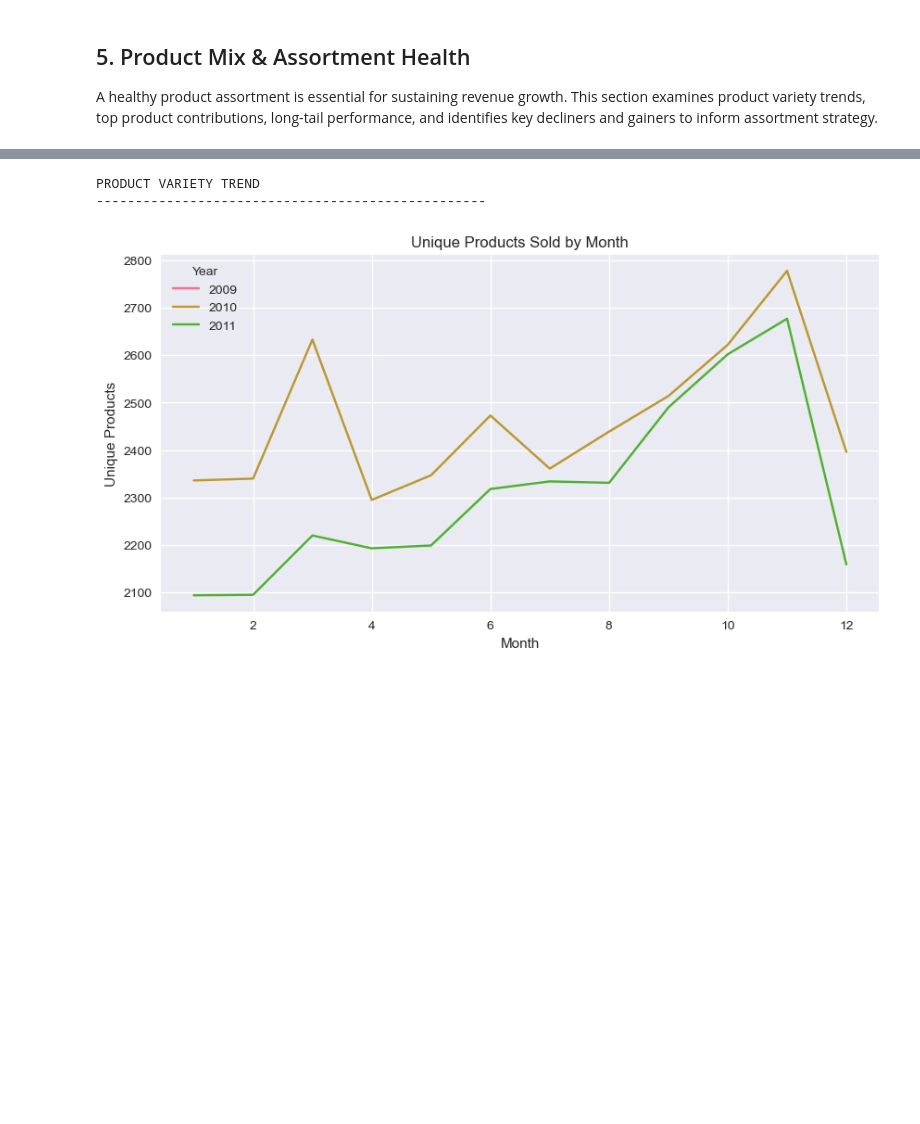
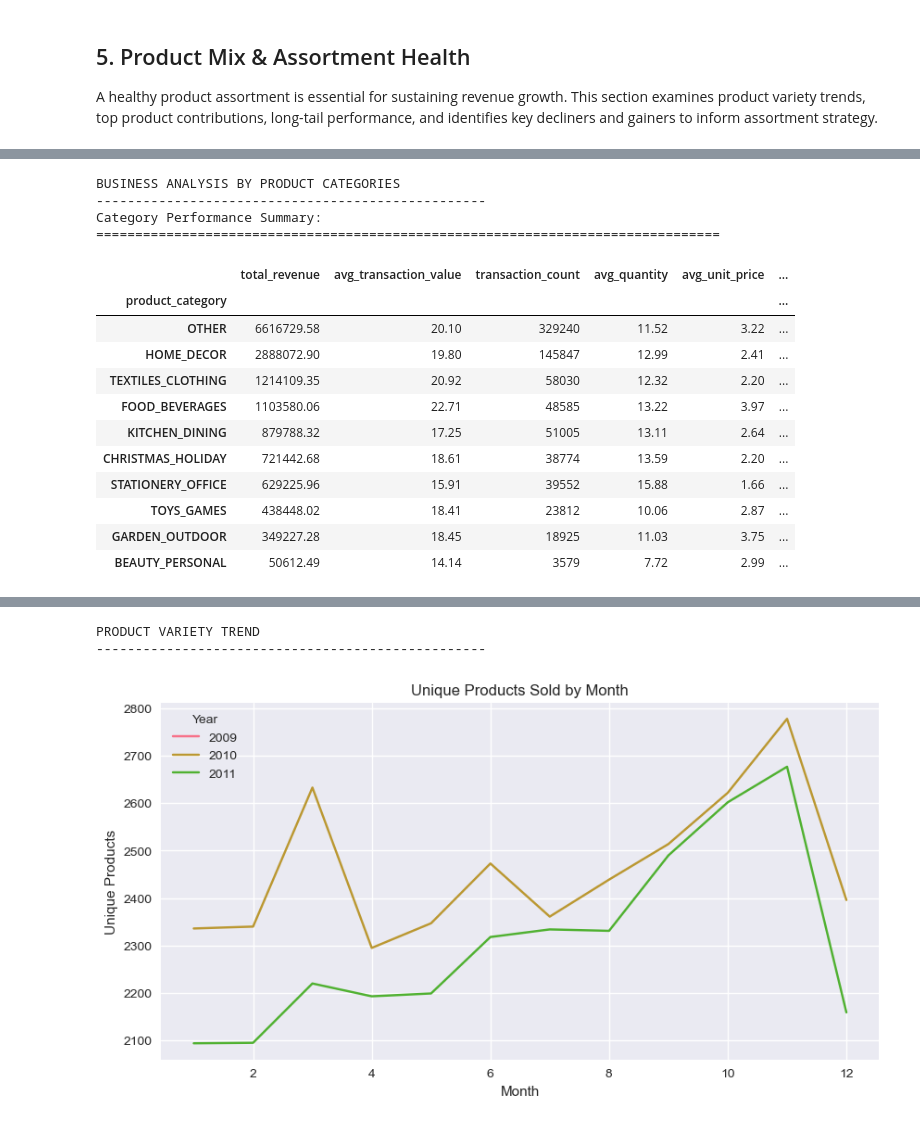
Before and after one commit to esemsc-rap24/retail-forecast-retention, a Jupyter notebook: retail_business_analysis.ipynb, the cells around one changed output, grey strips where cells are left out. Cells and saved outputs as stored; diff of their text form; code cells hidden in the pictures; blank space fills up the shorter version.

```diff
--- a/retail_business_analysis.ipynb
+++ b/retail_business_analysis.ipynb
@@ -983,0 +1527,18 @@ A healthy product assortment is essential for sustaining revenue growth. This se
+# %%
+# Product Categorization using LLM
+print("PRODUCT CATEGORIZATION USING LLM")
+print("-" * 50)
+
+# First, let's examine the variety of product descriptions
+sample_products = df_clean['product_description'].drop_duplicates().head(30).tolist()
+print(f"Total unique products: {df_clean['product_id'].nunique():,}")
+print(f"Sample product descriptions:")
+for i, desc in enumerate(sample_products[:10]):
+    print(f"{i+1:2d}. {desc}")
+
+# Let's also get the distribution of products
+print(f"\nProduct frequency distribution:")
+product_counts = df_clean['product_description'].value_counts()
+print(f"Most common product: {product_counts.index[0]} ({product_counts.iloc[0]:,} transactions)")
+print(f"Products with 1 transaction: {(product_counts == 1).sum():,}")
+print(f"Products with >100 transactions: {(product_counts > 100).sum():,}")
@@ -983,0 +1795,59 @@ A healthy product assortment is essential for sustaining revenue growth. This se
+# %%
+# Business Analysis by Product Categories
+print("BUSINESS ANALYSIS BY PRODUCT CATEGORIES")
+print("-" * 50)
+
+# Calculate category performance metrics
+category_analysis = df_clean.groupby('product_category').agg({
+    'total_amount': ['sum', 'mean', 'count'],
+    'quantity': 'mean',
+    'unit_price': 'mean',
+    'customer_id': 'nunique',
+    'product_id': 'nunique'
+}).round(2)
+
+# Flatten column names
+category_analysis.columns = ['total_revenue', 'avg_transaction_value', 'transaction_count',
+                           'avg_quantity', 'avg_unit_price', 'unique_customers', 'unique_products']
+
+# Calculate additional metrics
+category_analysis['revenue_share'] = (category_analysis['total_revenue'] / category_analysis['total_revenue'].sum() * 100).round(1)
+category_analysis['avg_revenue_per_customer'] = (category_analysis['total_revenue'] / category_analysis['unique_customers']).round(2)
+category_analysis['transactions_per_product'] = (category_analysis['transaction_count'] / category_analysis['unique_products']).round(1)
+
+# Sort by total revenue
+category_analysis = category_analysis.sort_values('total_revenue', ascending=False)
+
+print("Category Performance Summary:")
+print("=" * 80)
+display(category_analysis)
+
+# Show top insights
+print(f"\n🔍 KEY CATEGORY INSIGHTS:")
+print("-" * 30)
+top_revenue_cat = category_analysis.index[0]
+top_volume_cat = category_analysis.sort_values('transaction_count', ascending=False).index[0]
+highest_aov_cat = category_analysis.sort_values('avg_transaction_value', ascending=False).index[0]
+most_loyal_cat = category_analysis.sort_values('avg_revenue_per_customer', ascending=False).index[0]
+
+print(f"💰 Highest Revenue: {top_revenue_cat} (${category_analysis.loc[top_revenue_cat, 'total_revenue']:,.0f}, {category_analysis.loc[top_revenue_cat, 'revenue_share']:.1f}%)")
+print(f"📈 Highest Volume: {top_volume_cat} ({category_analysis.loc[top_volume_cat, 'transaction_count']:,} transactions)")
+print(f"💎 Highest AOV: {highest_aov_cat} (${category_analysis.loc[highest_aov_cat, 'avg_transaction_value']:.2f} per transaction)")
+print(f"❤️  Most Customer Value: {most_loyal_cat} (${category_analysis.loc[most_loyal_cat, 'avg_revenue_per_customer']:.2f} per customer)")
+# %% [output]
+BUSINESS ANALYSIS BY PRODUCT CATEGORIES
+--------------------------------------------------
+Category Performance Summary:
+================================================================================
+|  | total_revenue | avg_transaction_value | transaction_count | avg_quantity | avg_unit_price | ... |
+| product_category |  |  |  |  |  | ... |
+| OTHER | 6616729.58 | 20.10 | 329240 | 11.52 | 3.22 | ... |
+| HOME_DECOR | 2888072.90 | 19.80 | 145847 | 12.99 | 2.41 | ... |
+| TEXTILES_CLOTHING | 1214109.35 | 20.92 | 58030 | 12.32 | 2.20 | ... |
+| FOOD_BEVERAGES | 1103580.06 | 22.71 | 48585 | 13.22 | 3.97 | ... |
+| KITCHEN_DINING | 879788.32 | 17.25 | 51005 | 13.11 | 2.64 | ... |
+| CHRISTMAS_HOLIDAY | 721442.68 | 18.61 | 38774 | 13.59 | 2.20 | ... |
+| STATIONERY_OFFICE | 629225.96 | 15.91 | 39552 | 15.88 | 1.66 | ... |
+| TOYS_GAMES | 438448.02 | 18.41 | 23812 | 10.06 | 2.87 | ... |
+| GARDEN_OUTDOOR | 349227.28 | 18.45 | 18925 | 11.03 | 3.75 | ... |
+| BEAUTY_PERSONAL | 50612.49 | 14.14 | 3579 | 7.72 | 2.99 | ... |
```
Also changed, not shown: parts of 34 cells of this notebook, 5 other files.
